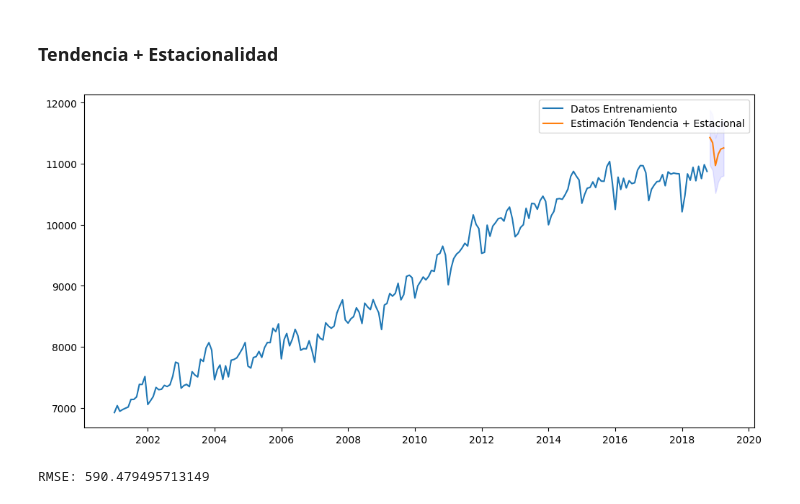
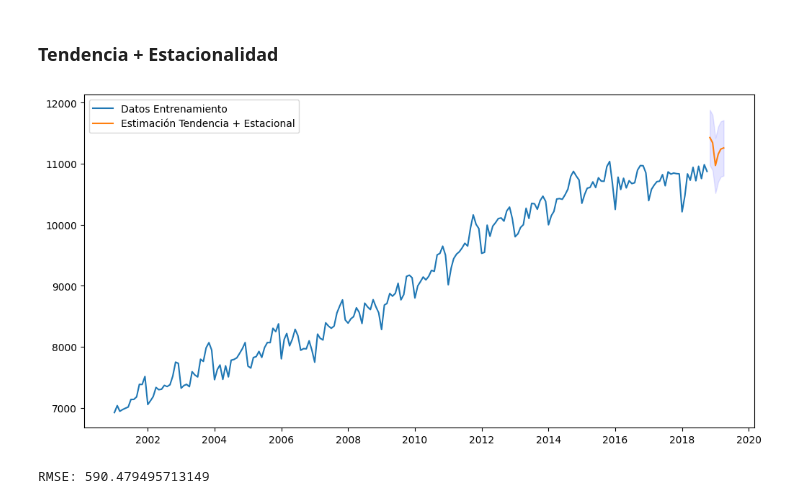
Before and after one commit to cam2149/MachineLearningIII, a Jupyter notebook: Taller_2_Series_de_tiempo.ipynb, the cells around one changed output. Saved outputs shown, nothing was run; the diff lists cells and outputs as text; code cells hidden in the pictures.

```diff
--- a/Taller_2_Series_de_tiempo.ipynb
+++ b/Taller_2_Series_de_tiempo.ipynb
@@ -179,12 +190,12 @@ preds.set_index(y_test.index,inplace=True)
 # %%
 fig = plt.figure(figsize=(12, 6))
 plt.plot(y_train.index,y_train,label="Datos Entrenamiento")
 plt.plot(preds.index,preds['Point_forecast'],label="Estimación Tendencia + Estacional")
 plt.fill_between(preds.index,preds['lower_95'], preds['upper_95'], color='blue', alpha=0.1)
-plt.legend()
+plt.legend(loc='upper left')
 plt.show()
 # %% [output]
-[figure, old version]
+[figure, new version]
 # %%
 rmse_season_pol = math.sqrt(mean_squared_error(y_test, y_prd))
 print(f"RMSE: {rmse_season_pol}")
```
Also changed, not shown: parts of 8 cells of this notebook.
